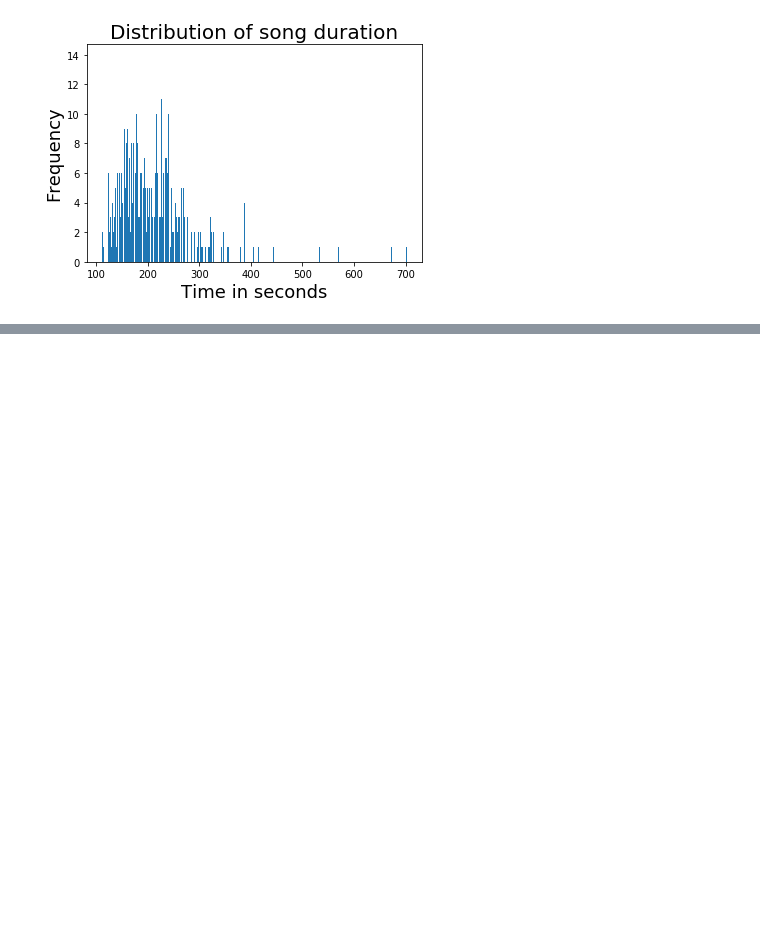
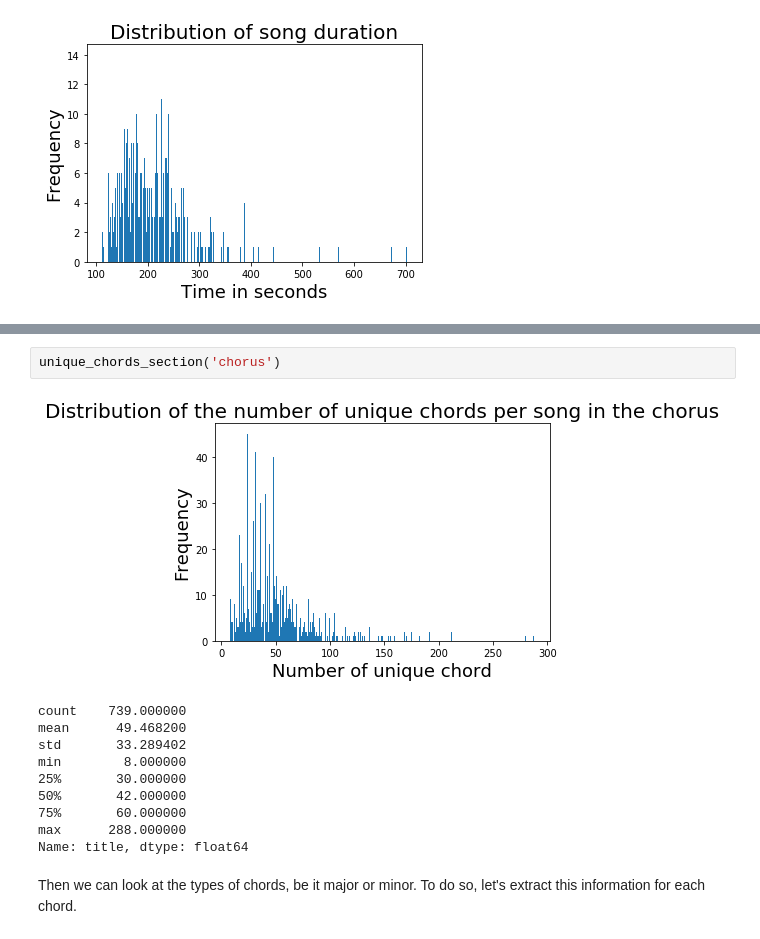
Before and after one commit to GiacomoAlliata/DigitalMusicologyProject, a Jupyter notebook: data_preprocessing.ipynb, the cells around one changed output, grey strips where cells are left out. Cells and saved outputs as stored; diff of their text form; blank space fills up the shorter version.

```diff
--- a/data_preprocessing.ipynb
+++ b/data_preprocessing.ipynb
@@ -480,0 +540,15 @@ plt.show()
+# %%
+unique_chords_section('chorus')
+# %% [output]
+[figure, added]
+count    739.000000
+mean      49.468200
+std       33.289402
+min        8.000000
+25%       30.000000
+50%       42.000000
+75%       60.000000
+max      288.000000
+Name: title, dtype: float64
+# %% [markdown]
+Then we can look at the types of chords, be it major or minor. To do so, let's extract this information for each chord.
```
Also changed, not shown: parts of 18 cells of this notebook.
